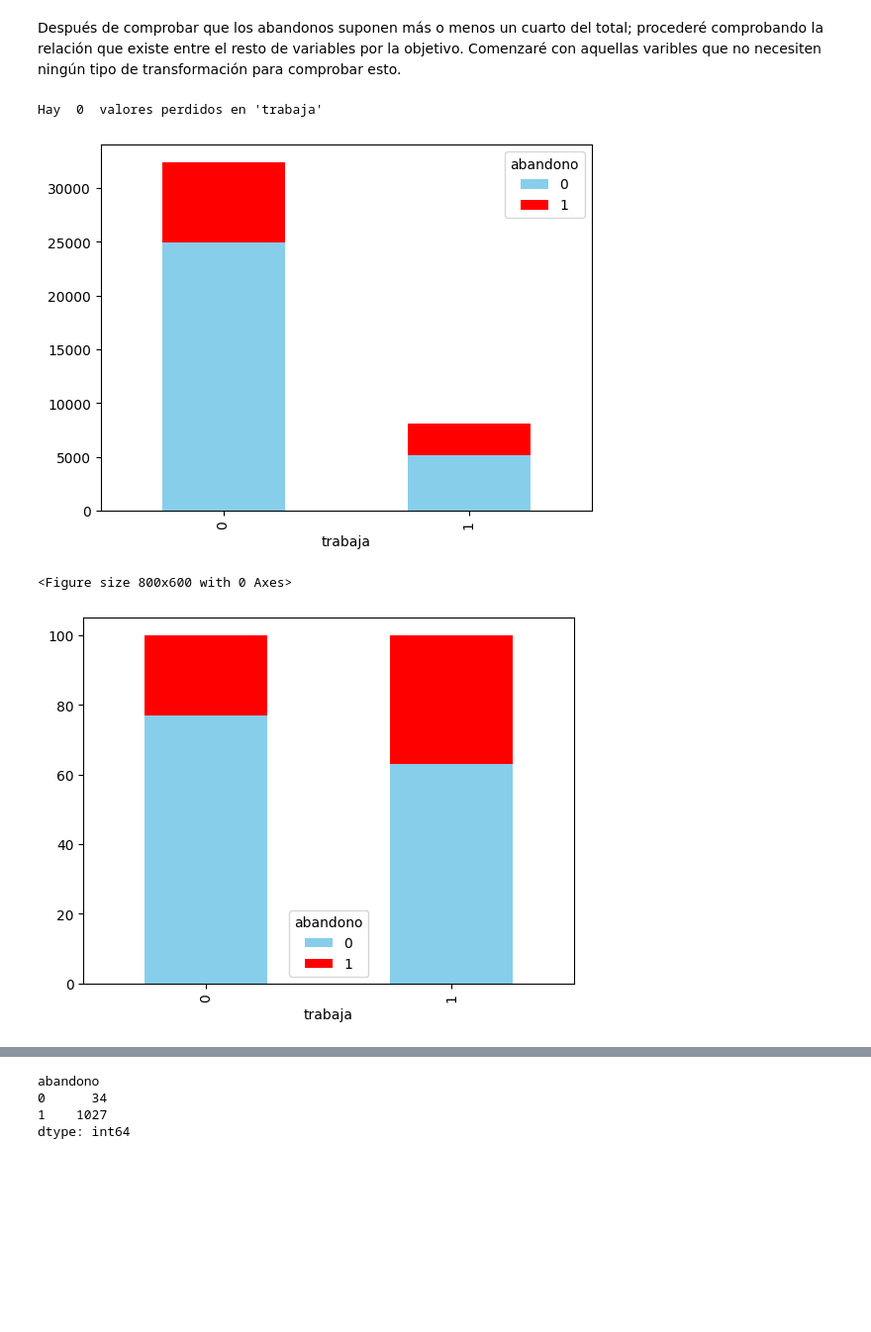
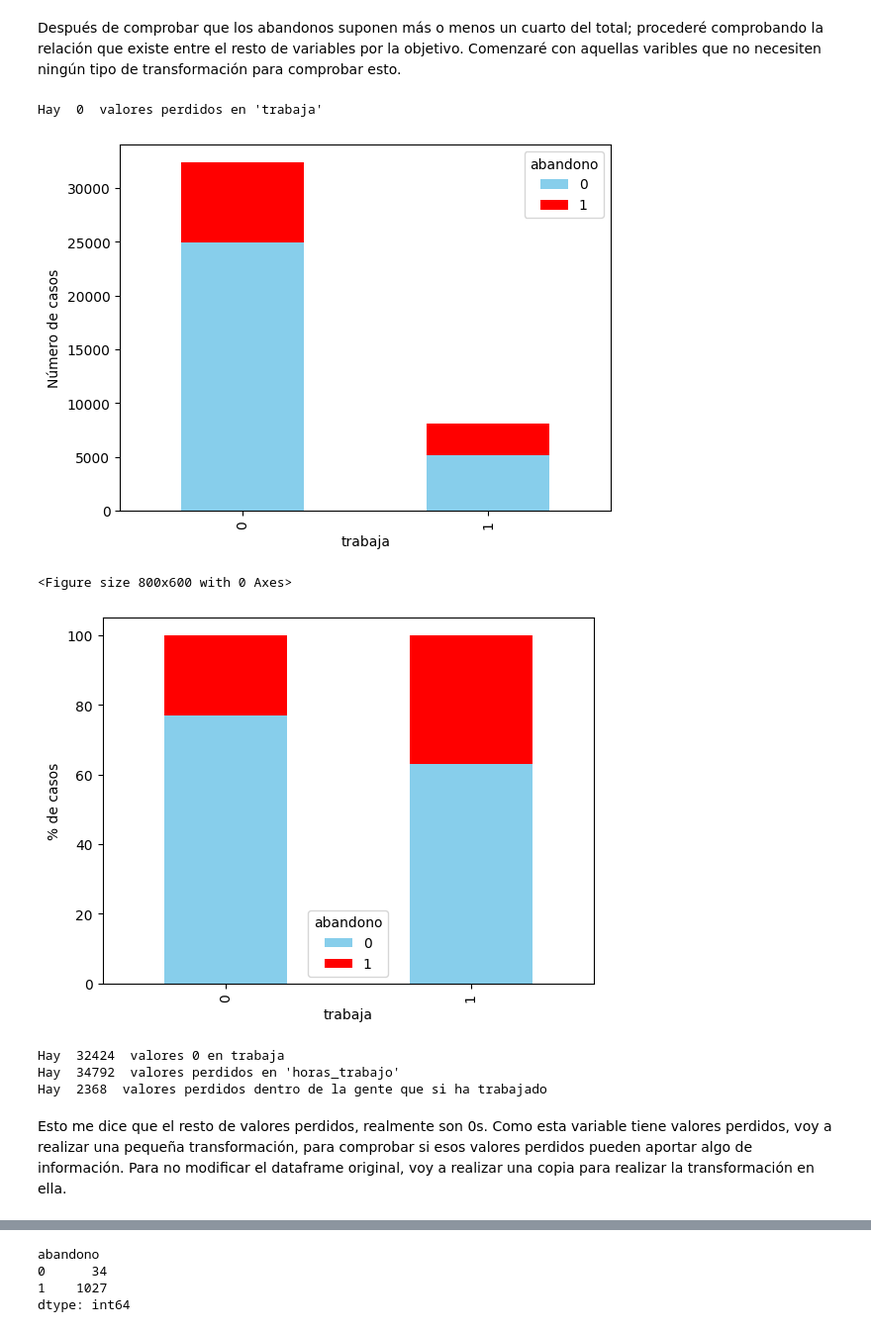
Before and after one commit to Marcos-Wth/Practica_1_Mineria_de_Datos, a Jupyter notebook: Práctica 1 - Análisis, procesamiento y validación .ipynb, the cells around one changed output, grey strips where cells are left out. Shown at 99% size. Drawn from its saved outputs; the diff is of its cells as text; code cells hidden in the pictures; blank space fills up the shorter version.

```diff
--- a/Práctica 1 - Análisis, procesamiento y validación .ipynb
+++ b/Práctica 1 - Análisis, procesamiento y validación .ipynb
@@ -224,23 +224,36 @@ Después de comprobar que los abandonos suponen más o menos un cuarto del total
 # %%
 # variable trabaja
 perdidos = df_train['trabaja'].isna().sum()
 print("Hay ",perdidos, " valores perdidos en 'trabaja'")
 
 x = pd.crosstab(df_train['trabaja'], df_train['abandono'])
 x.plot(kind='bar', stacked=True, color=['skyblue', 'red'])
-
+plt.ylabel('Número de casos')
 plt.show()
 
 #Ahora lo mismo, pero normalizada, para ver mejor la relación de abandonos y no abandonos
 
 x = pd.crosstab(df_train['trabaja'], df_train['abandono'], normalize='index') * 100
-
 plt.figure(figsize=(8, 6))
 x.plot(kind='bar', stacked=True, color=['skyblue', 'red'])
-
+plt.ylabel('% de casos')
 plt.show()
 # %% [output]
 Hay  0  valores perdidos en 'trabaja'
-[figure, old version]
+[figure, new version]
 <Figure size 800x600 with 0 Axes>
-[figure, old version]
+[figure, new version]
+# %%
+# variable horas_trabajo
+perdidos = df_train['horas_trabajo'].isna().sum()
+x = (df_train['trabaja']==0).sum()
+print("Hay ",x, " valores 0 en trabaja")
+print("Hay ",perdidos, " valores perdidos en 'horas_trabajo'")
+y = df_train[df_train['trabaja'] == 1]['horas_trabajo'].isna().sum()
+print("Hay ",y, " valores perdidos dentro de la gente que si ha trabajado")
+# %% [output]
+Hay  32424  valores 0 en trabaja
+Hay  34792  valores perdidos en 'horas_trabajo'
+Hay  2368  valores perdidos dentro de la gente que si ha trabajado
+# %% [markdown]
+Esto me dice que el resto de valores perdidos, realmente son 0s. Como esta variable tiene valores perdidos, voy a realizar una pequeña transformación, para comprobar si esos valores perdidos pueden aportar algo de información. Para no modificar el dataframe original, voy a realizar una copia para realizar la transformación en ella.
```
Also changed, not shown: parts of 12 cells of this notebook, 1 other file.
